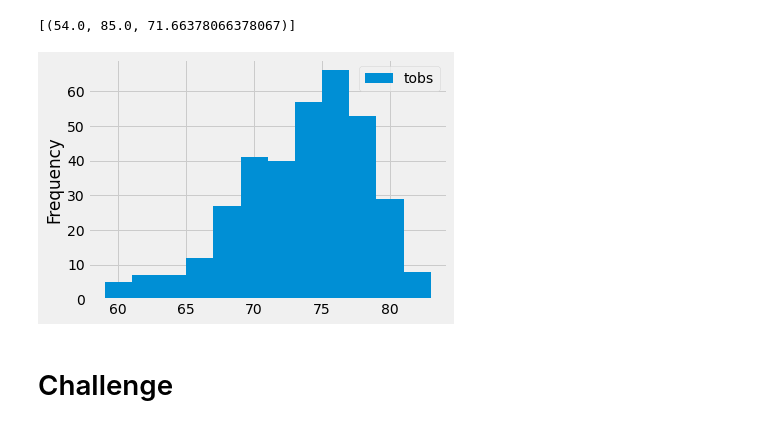
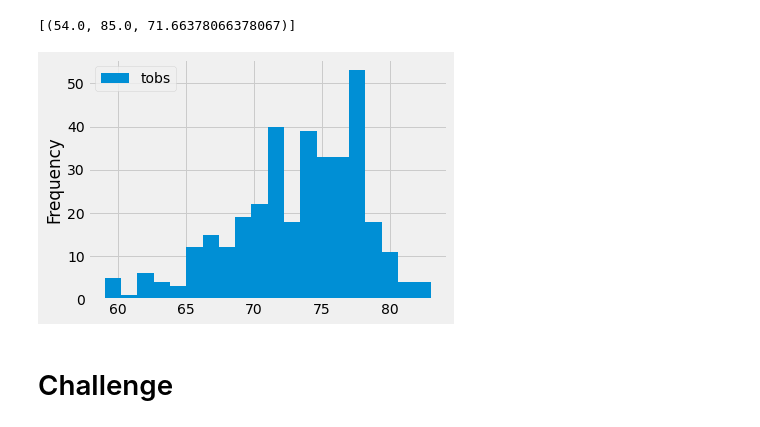
Before and after one commit to leonid-tkach/surfs_up, a Jupyter notebook: climate_analysis.ipynb, the cells around one changed output. Cells and saved outputs as stored; diff of their text form; code cells hidden in the pictures.

```diff
--- a/climate_analysis.ipynb
+++ b/climate_analysis.ipynb
@@ -102,15 +102,15 @@ filter(Measurement.station == 'USC00519281').all()
 # %%
 # Choose the station with the highest number of temperature observations.
 # Query the last 12 months of temperature observation data for this station and plot the results as a histogram
 results = session.query(Measurement.tobs).\
 filter(Measurement.station == 'USC00519281').\
 filter(Measurement.date >= prev_year).all()
 df = pd.DataFrame(results, columns=['tobs'])
 # print(df)
-df.plot.hist(bins=12)
+df.plot.hist(bins=20)
 plt.tight_layout()
 # %% [output]
-[figure, old version]
+[figure, new version]
 # %%
 # Write a function called `calc_temps` that will accept start date and end date in the format '%Y-%m-%d'
 # and return the minimum, average, and maximum temperatures for that range of dates
```
Also changed, not shown: 1 other file.
